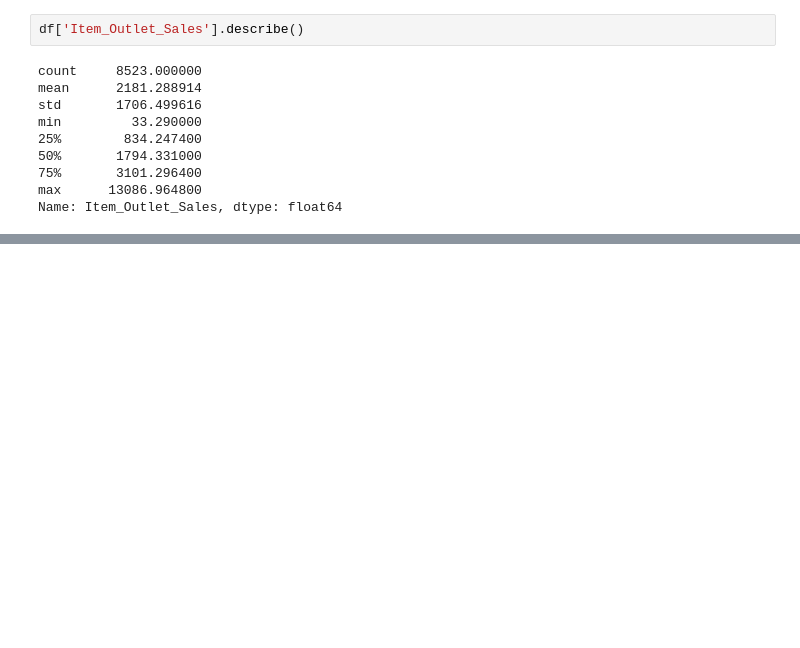
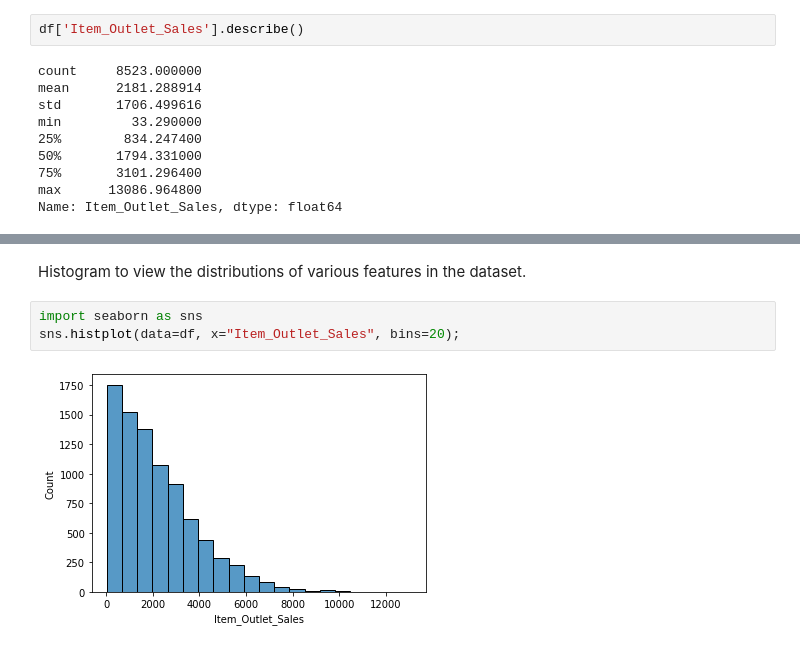
Before and after one commit to tca-codes/sales-predictions, a Jupyter notebook: sales_predictions.ipynb, the cells around one changed output, grey strips where cells are left out. Saved outputs shown, nothing was run; the diff lists cells and outputs as text; blank space fills up the shorter version.

Commit message:
Part 3 - Added Visualizations

```diff
--- a/sales_predictions.ipynb
+++ b/sales_predictions.ipynb
@@ -425,0 +436,7 @@ Name: Item_Outlet_Sales, dtype: float64
+# %% [markdown]
+Histogram to view the distributions of various features in the dataset.
+# %%
+import seaborn as sns
+sns.histplot(data=df, x="Item_Outlet_Sales", bins=20);
+# %% [output]
+[figure, added]
```
Also changed, not shown: parts of 16 cells of this notebook.
